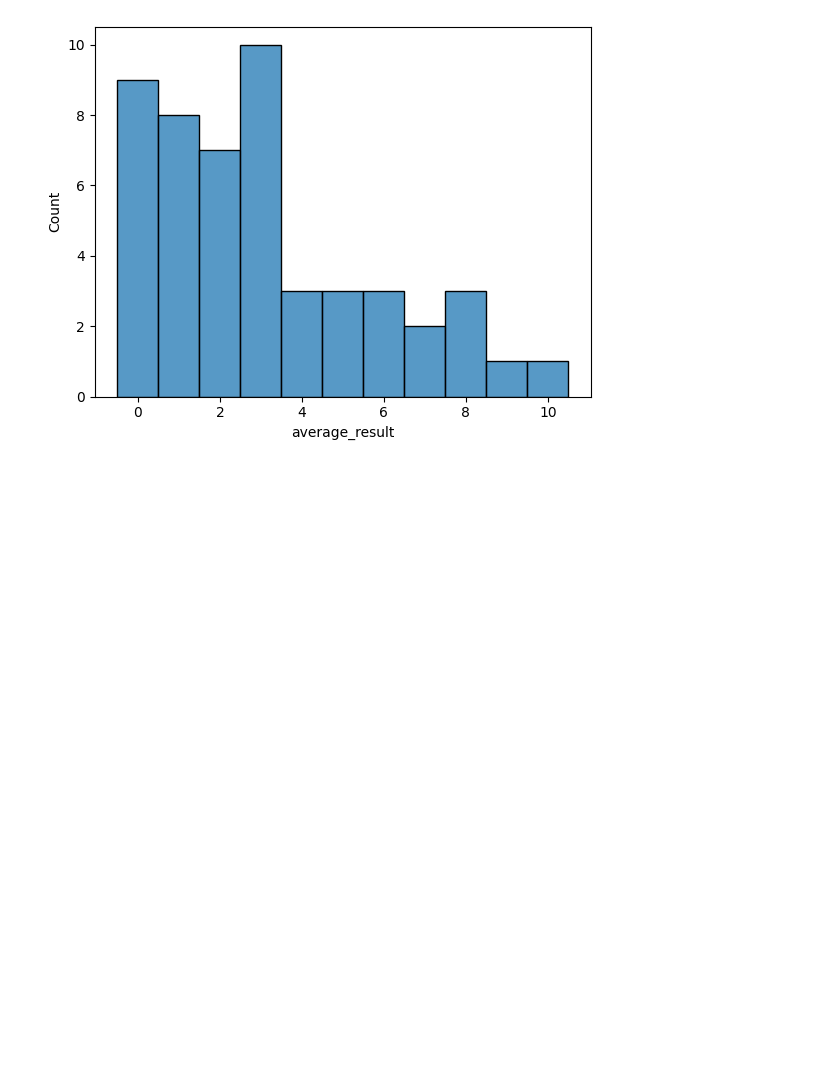
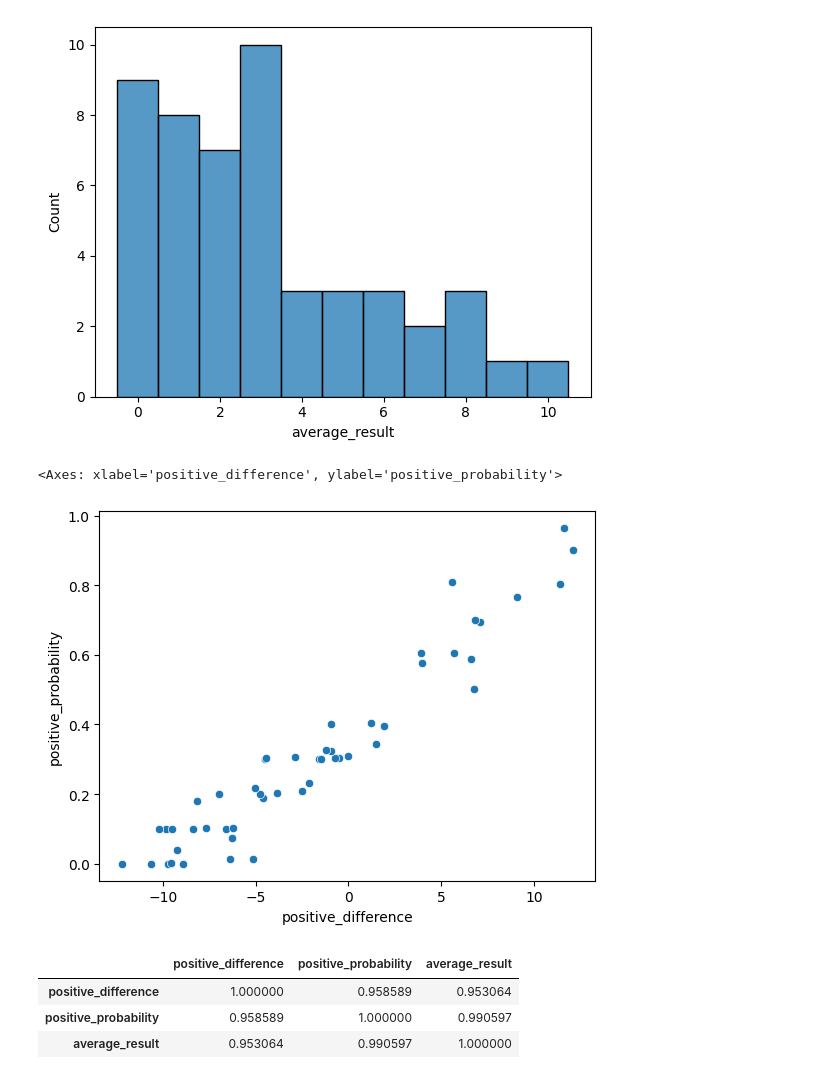
Before and after one commit to olegsmirnov2001/llm-hallucinations, a Jupyter notebook: jupyter/qwen_activations.ipynb, the cells around one changed output. Cells and saved outputs as stored; diff of their text form; code cells hidden in the pictures; blank space fills up the shorter version.

```diff
--- a/jupyter/qwen_activations.ipynb
+++ b/jupyter/qwen_activations.ipynb
@@ -1061,15 +1059,33 @@ Fourteen years we were partners, and I find out you've been billing MY clients a
 You promised the transplant list was fair, but CNN just aired footage of you accepting briefcases from the family who got my wife's kidney!
 ... (28 outputs left out)
 # %%
+data_wild = pd.DataFrame(result)
 data_wild['result'] = data_wild.content.str.startswith('Yes')
 
-data_aggregated = data_wild.groupby('quote').agg(
-    positive_difference=('positive_difference', 'mean'),
-    positive_probability=('positive_probability', 'mean'),
-    average_result=('result', 'mean'),
+data_aggregated = (
+    data_wild.groupby('quote')
+    .agg(
+        positive_difference=('positive_difference', 'mean'),
+        positive_probability=('positive_probability', 'mean'),
+        average_result=('result', 'mean'),
+    )
+    .reset_index()
+    .sort_values('positive_probability')
 )  # type: ignore
 # %%
 sns.histplot(data=(data_aggregated['average_result'] * 10).round().astype(int), discrete=True)
 # %% [output]
 <Axes: xlabel='average_result', ylabel='Count'>
 [figure]
+# %%
+sns.scatterplot(data=data_aggregated, x='positive_difference', y='positive_probability')
+# %% [output]
+<Axes: xlabel='positive_difference', ylabel='positive_probability'>
+[figure, added]
+# %%
+data_aggregated.iloc[:, 1:].corr()
+# %% [output]
+|  | positive_difference | positive_probability | average_result |
+| positive_difference | 1.000000 | 0.958589 | 0.953064 |
+| positive_probability | 0.958589 | 1.000000 | 0.990597 |
+| average_result | 0.953064 | 0.990597 | 1.000000 |
```
Also changed, not shown: parts of 9 cells of this notebook.
